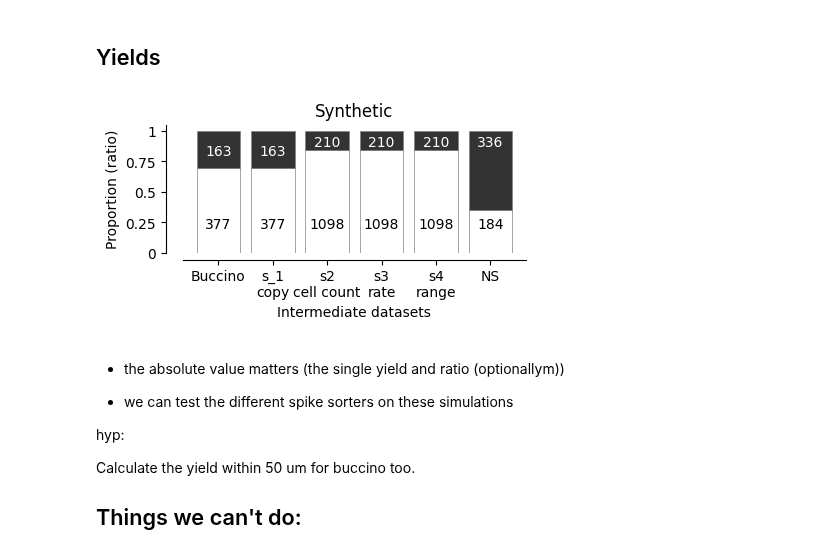
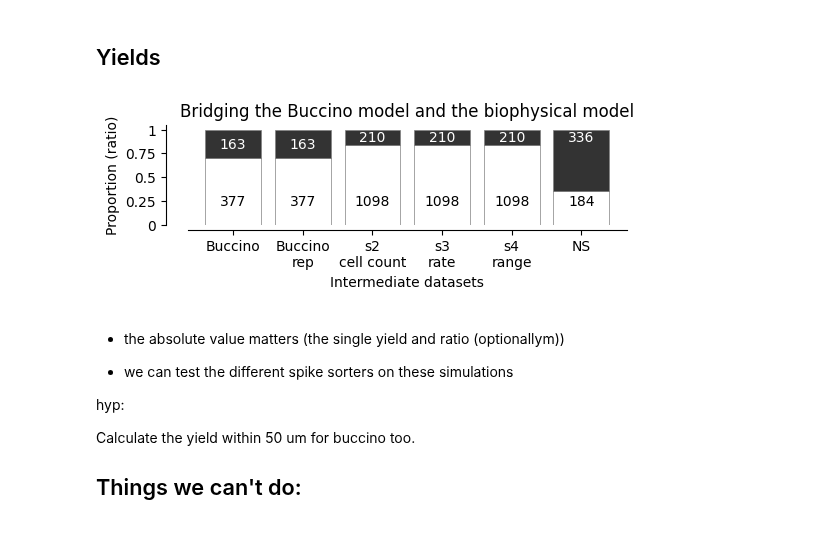
Before and after one commit to steevelaquitaine/spikebias, a Jupyter notebook: notebooks/4_reviews/fig04_pros_of_added_details_v3.ipynb, the cells around one changed output. Drawn from its saved outputs; the diff is of its cells as text; code cells hidden in the pictures.

Commit message:
Updated noptebook for pros of details analysis

```diff
--- a/notebooks/4_reviews/fig04_pros_of_added_details_v3.ipynb
+++ b/notebooks/4_reviews/fig04_pros_of_added_details_v3.ipynb
@@ -1185,7 +1178,7 @@ Wall time: 1min 12s
 # }
 SORTED_ks4_paths = {
     "Buccino": 'dataset/01_intermediate/sorting/buccino/SortingKS4',
-    's_1\ncopy': 'dataset/01_intermediate/sorting/buccino/SortingKS4',
+    'Buccino\nrep': 'dataset/01_intermediate/sorting/buccino/SortingKS4',
     's2\ncell count': './temp/npx_synth2/SortingKS4_10m_RTX5090',
     's3\nrate': './temp/npx_synth2/SortingKS4_10m_RTX5090',
     's4\nrange': './temp/npx_synth2/SortingKS4_10m_RTX5090',
@@ -1193,43 +1186,40 @@ SORTED_ks4_paths = {
 }
 # %%
 # setup parameters
-FIGSIZE = (4.5, 2.5)
+FIGSIZE = (5.5, 2.2)
 SHIFT = 0.3
-exp_names = ('Buccino', 's_1\ncopy', 's2\ncell count', 's3\nrate', 's4\nrange', 'NS')
+exp_names = ('Buccino', 'Buccino\nrep', 's2\ncell count', 's3\nrate', 's4\nrange', 'NS')
 number_pos = {'exp1_x':-0.3 + SHIFT, 'exp1_y_su': 0.2, 'exp1_y_mu': 0.8,
               'exp2_x': 0.7 + SHIFT, 'exp2_y_su': 0.2, 'exp2_y_mu': 0.8,
               'exp3_x': 1.7 + SHIFT, 'exp3_y_su': 0.2, 'exp3_y_mu': 0.87,
               'exp4_x': 2.7 + SHIFT, 'exp4_y_su': 0.2, 'exp4_y_mu': 0.87,
               'exp5_x': 3.7 + SHIFT, 'exp5_y_su': 0.2, 'exp5_y_mu': 0.87,
               'exp6_x': 4.7 + SHIFT, 'exp6_y_su': 0.2, 'exp6_y_mu': 0.87}
 legend_cfg = {"frameon": False, "handletextpad": 0.1}
 
 # compute data
-plot_data = process_each_experiment(SORTED_ks4_paths['Buccino'], SORTED_ks4_paths['s_1\ncopy'],
+plot_data = process_each_experiment(SORTED_ks4_paths['Buccino'], SORTED_ks4_paths['Buccino\nrep'],
                                     SORTED_ks4_paths['s2\ncell count'], SORTED_ks4_paths['s3\nrate'], SORTED_ks4_paths['s4\nrange'],
                                     SORTED_ks4_paths['NS'], exp_names)
 
 # setup plot
 _, ax = plt.subplots(1,1,figsize=FIGSIZE)
 
 # plot (white: single-unit; black: multi-units)
 isolation.plot_unit_isolation_pros_of_added_detailed(ax, plot_data['Buccino'],
-                                                     plot_data['s_1\ncopy'], plot_data['s2\ncell count'], plot_data['s3\nrate'],
+                                                     plot_data['Buccino\nrep'], plot_data['s2\ncell count'], plot_data['s3\nrate'],
                                                      plot_data['s4\nrange'], plot_data['NS'],
                                                      legend_cfg, number_pos, exp_names)
 
 # legend
 ax.set_yticks([0, 0.25, 0.5, 0.75, 1], [0, 0.25, 0.5, 0.75, 1])
-ax.set_title('Synthetic')
+ax.set_title('Bridging the Buccino model and the biophysical model')
 plt.tight_layout()
 
 # save figures
-plt.savefig(
-    "figures/7_reviews/figxx_pros_of_added_details_2.svg",
-    **savefig_cfg,
-)
+plt.savefig("figures/7_reviews/figxx_pros_of_added_details_2.svg", **savefig_cfg)
 # %% [output]
-[figure, old version]
+[figure, new version]
 # %% [markdown]
 - the absolute value matters (the single yield and ratio (optionallym))
 
```
Also changed, not shown: parts of 6 cells of this notebook.
